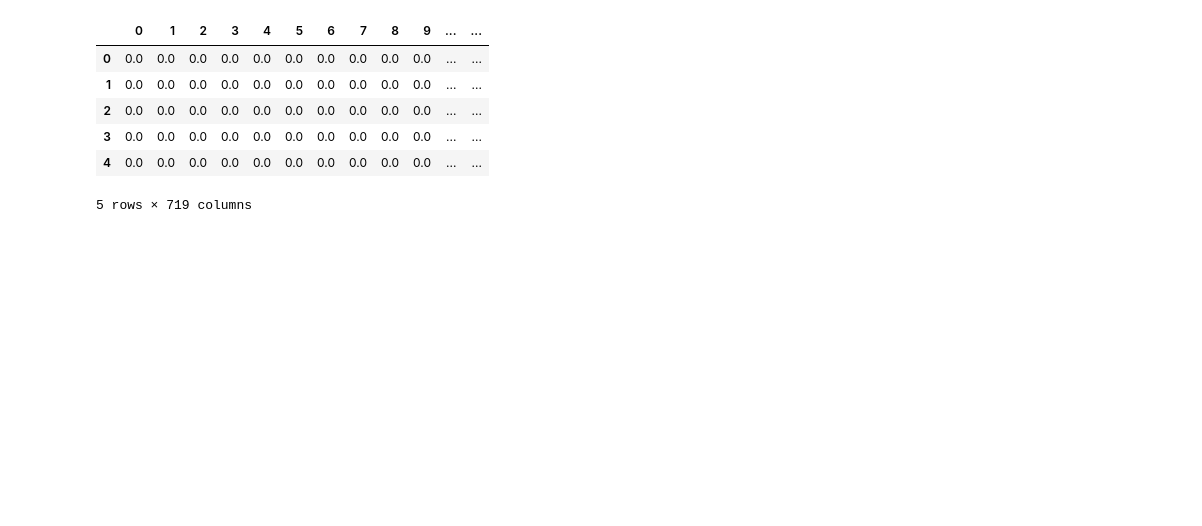
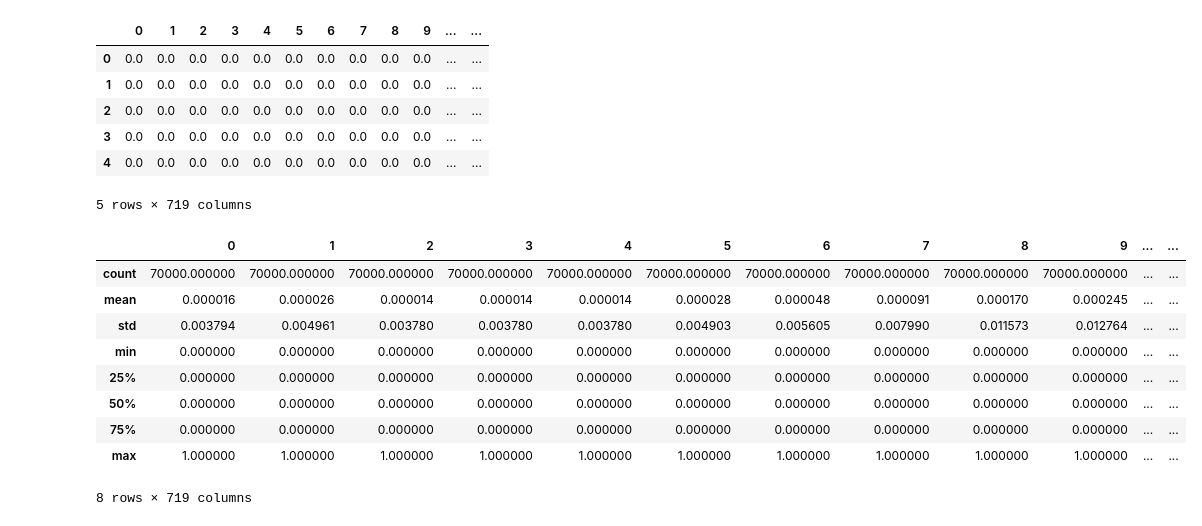
Before and after one commit to Nopenop/ml-assignment-2, a Jupyter notebook: main.ipynb, the cells around one changed output. Drawn from its saved outputs; the diff is of its cells as text; code cells hidden in the pictures; blank space fills up the shorter version.

```diff
--- a/main.ipynb
+++ b/main.ipynb
@@ -165,0 +168,13 @@ X.head()
+# %%
+X.describe()
+# %% [output]
+|  | 0 | 1 | 2 | 3 | 4 | 5 | 6 | 7 | 8 | 9 | ... | ... |
+| count | 70000.000000 | 70000.000000 | 70000.000000 | 70000.000000 | 70000.000000 | 70000.000000 | 70000.000000 | 70000.000000 | 70000.000000 | 70000.000000 | ... | ... |
+| mean | 0.000016 | 0.000026 | 0.000014 | 0.000014 | 0.000014 | 0.000028 | 0.000048 | 0.000091 | 0.000170 | 0.000245 | ... | ... |
+| std | 0.003794 | 0.004961 | 0.003780 | 0.003780 | 0.003780 | 0.004903 | 0.005605 | 0.007990 | 0.011573 | 0.012764 | ... | ... |
+| min | 0.000000 | 0.000000 | 0.000000 | 0.000000 | 0.000000 | 0.000000 | 0.000000 | 0.000000 | 0.000000 | 0.000000 | ... | ... |
+| 25% | 0.000000 | 0.000000 | 0.000000 | 0.000000 | 0.000000 | 0.000000 | 0.000000 | 0.000000 | 0.000000 | 0.000000 | ... | ... |
+| 50% | 0.000000 | 0.000000 | 0.000000 | 0.000000 | 0.000000 | 0.000000 | 0.000000 | 0.000000 | 0.000000 | 0.000000 | ... | ... |
+| 75% | 0.000000 | 0.000000 | 0.000000 | 0.000000 | 0.000000 | 0.000000 | 0.000000 | 0.000000 | 0.000000 | 0.000000 | ... | ... |
+| max | 1.000000 | 1.000000 | 1.000000 | 1.000000 | 1.000000 | 1.000000 | 1.000000 | 1.000000 | 1.000000 | 1.000000 | ... | ... |
+8 rows × 719 columns
```
Also changed, not shown: parts of 20 cells of this notebook.
